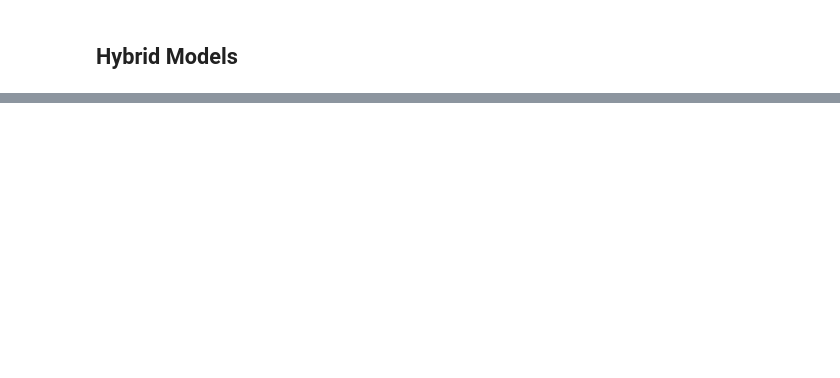
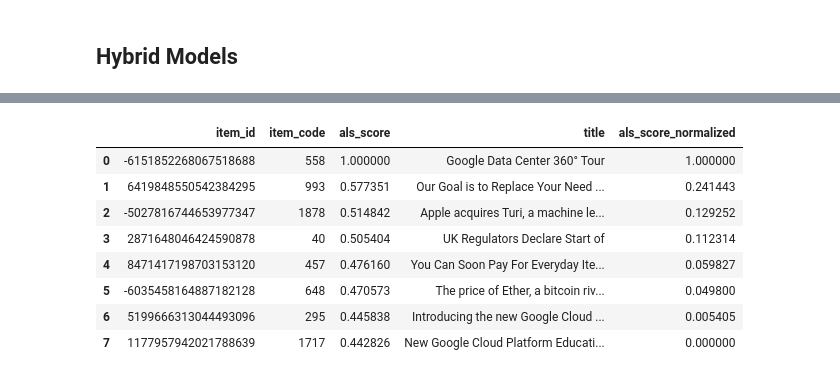
Before and after one commit to Rishabh-Saha/News-Recommendation-System, a Jupyter notebook: NewsRecommendationSystem_backup.ipynb, the cells around one changed output, grey strips where cells are left out. Drawn from its saved outputs; the diff is of its cells as text; code cells hidden in the pictures; blank space fills up the shorter version.

```diff
--- a/NewsRecommendationSystem_backup.ipynb
+++ b/NewsRecommendationSystem_backup.ipynb
@@ -1274,0 +1445,3 @@ output_df
+# %%
+news_title = "Google Data Center 360° Tour"
+no_of_recommendations = 10
@@ -1274,0 +1467,14 @@ output_df
+# %%
+# ALS Item based filtering
+
+recommended_news_als = als_item_recommendations(news_title, no_of_recommendations)
+# %% [output]
+|  | item_id | item_code | als_score | title | als_score_normalized |
+| 0 | -6151852268067518688 | 558 | 1.000000 | Google Data Center 360° Tour | 1.000000 |
+| 1 | 6419848550542384295 | 993 | 0.577351 | Our Goal is to Replace Your Need ... | 0.241443 |
+| 2 | -5027816744653977347 | 1878 | 0.514842 | Apple acquires Turi, a machine le... | 0.129252 |
+| 3 | 2871648046424590878 | 40 | 0.505404 | UK Regulators Declare Start of | 0.112314 |
+| 4 | 8471417198703153120 | 457 | 0.476160 | You Can Soon Pay For Everyday Ite... | 0.059827 |
+| 5 | -6035458164887182128 | 648 | 0.470573 | The price of Ether, a bitcoin riv... | 0.049800 |
+| 6 | 5199666313044493096 | 295 | 0.445838 | Introducing the new Google Cloud ... | 0.005405 |
+| 7 | 1177957942021788639 | 1717 | 0.442826 | New Google Cloud Platform Educati... | 0.000000 |
```
Also changed, not shown: parts of 14 cells of this notebook.
